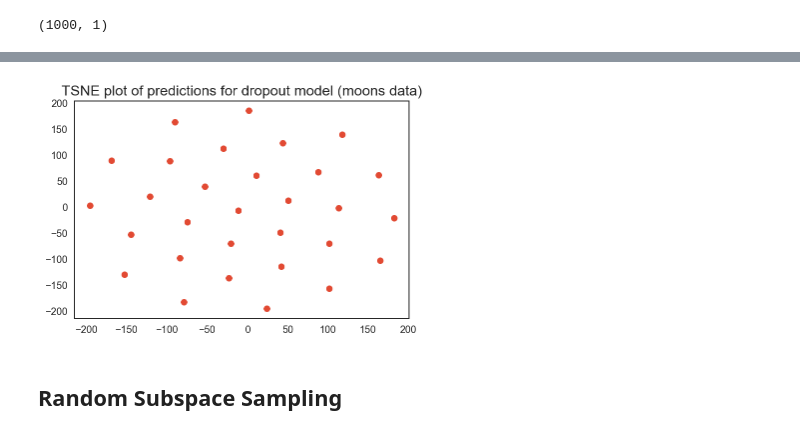
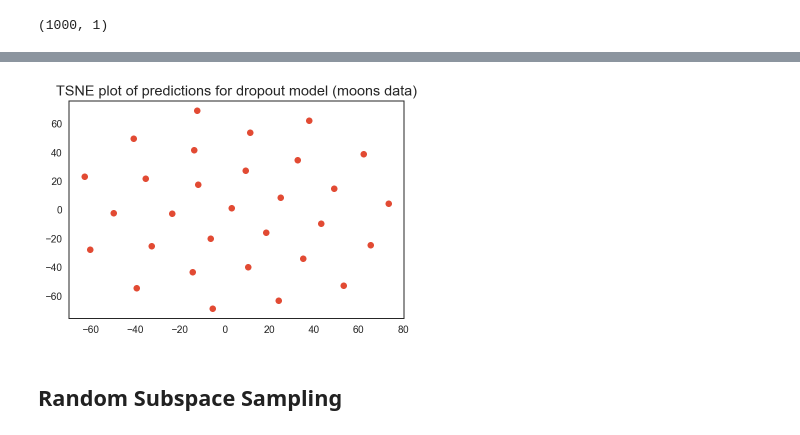
Before and after one commit to anita76/AM207-Project, a Jupyter notebook: compiled_experiments_moons.ipynb, the cells around one changed output, grey strips where cells are left out. Cells and saved outputs as stored; diff of their text form; code cells hidden in the pictures.

```diff
--- a/compiled_experiments_moons.ipynb
+++ b/compiled_experiments_moons.ipynb
@@ -484,13 +484,13 @@ plt.savefig("{}_uncertainty_plot_dropout.png".format(TOY_DATA_TYPE))
 # %%
 tsne = TSNE(n_components=2)
-ens_test_probs_pca = tsne.fit_transform(np.array(ens_test_probs).reshape(30, 1000))
+drop_test_probs_pca = tsne.fit_transform(np.array(dropout_post_predictions).reshape(30, 1000))
 
 
-plt.scatter(ens_test_probs_pca[:,0], ens_test_probs_pca[:,1])
+plt.scatter(drop_test_probs_pca[:,0], drop_test_probs_pca[:,1])
 plt.title("TSNE plot of predictions for dropout model ({} data)".format(TOY_DATA_TYPE))
 plt.savefig("{}_tsne_plot_dropout.png".format(TOY_DATA_TYPE))
 # %% [output]
-[figure, old version]
+[figure, new version]
 # %% [markdown]
 ## Random Subspace Sampling
 # %%
```
Also changed, not shown: parts of 18 cells of this notebook, 2 other files.
